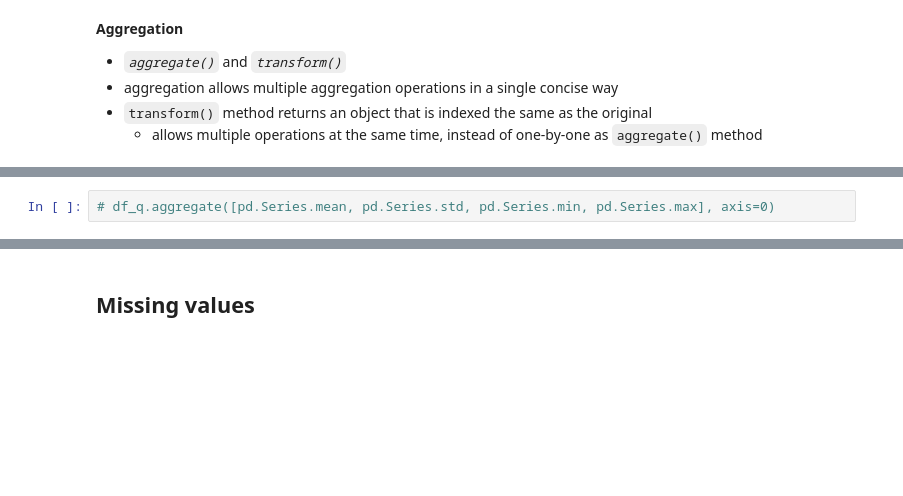
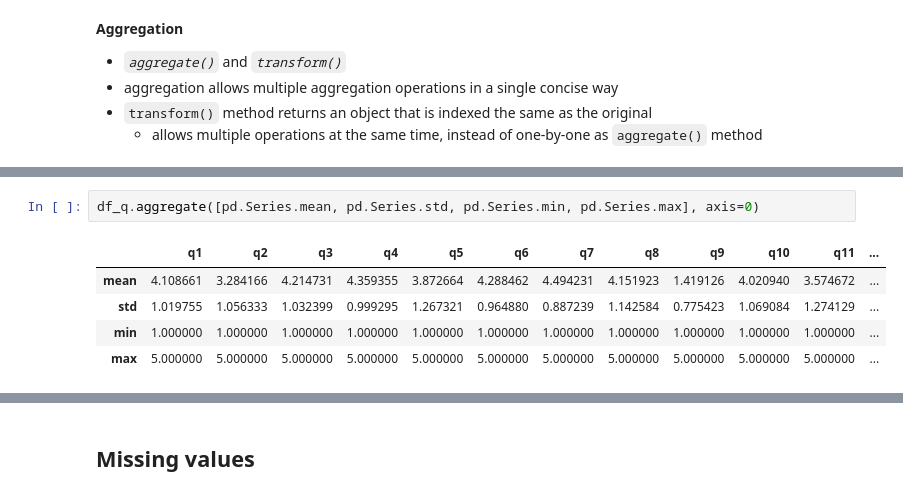
Before and after one commit to iesfsv/Data-Processing-in-Python, a Jupyter notebook: 04_week/04_Lecture_PandasMatplotlib.ipynb, the cells around one changed output, grey strips where cells are left out. Cells and saved outputs as stored; diff of their text form; blank space fills up the shorter version.

```diff
--- a/04_week/04_Lecture_PandasMatplotlib.ipynb
+++ b/04_week/04_Lecture_PandasMatplotlib.ipynb
@@ -415,5 +1018,11 @@ df_q.aggregate([np.mean, np.std, np.min, np.max], axis = 0)
 # %%
-# df_q.aggregate([pd.Series.mean, pd.Series.std, pd.Series.min, pd.Series.max], axis=0)
+df_q.aggregate([pd.Series.mean, pd.Series.std, pd.Series.min, pd.Series.max], axis=0)
+# %% [output]
+|  | q1 | q2 | q3 | q4 | q5 | q6 | q7 | q8 | q9 | q10 | q11 | ... |
+| mean | 4.108661 | 3.284166 | 4.214731 | 4.359355 | 3.872664 | 4.288462 | 4.494231 | 4.151923 | 1.419126 | 4.020940 | 3.574672 | ... |
+| std | 1.019755 | 1.056333 | 1.032399 | 0.999295 | 1.267321 | 0.964880 | 0.887239 | 1.142584 | 0.775423 | 1.069084 | 1.274129 | ... |
+| min | 1.000000 | 1.000000 | 1.000000 | 1.000000 | 1.000000 | 1.000000 | 1.000000 | 1.000000 | 1.000000 | 1.000000 | 1.000000 | ... |
+| max | 5.000000 | 5.000000 | 5.000000 | 5.000000 | 5.000000 | 5.000000 | 5.000000 | 5.000000 | 5.000000 | 5.000000 | 5.000000 | ... |
 # %%
 # aggregating using dictionary, i.e. column specific aggregation
 df_q.agg({'q1' : [np.mean], 'q2': np.std, 'q3': [np.mean, np.std, np.var]})
```
Also changed, not shown: parts of 107 cells of this notebook, 1 other file.
